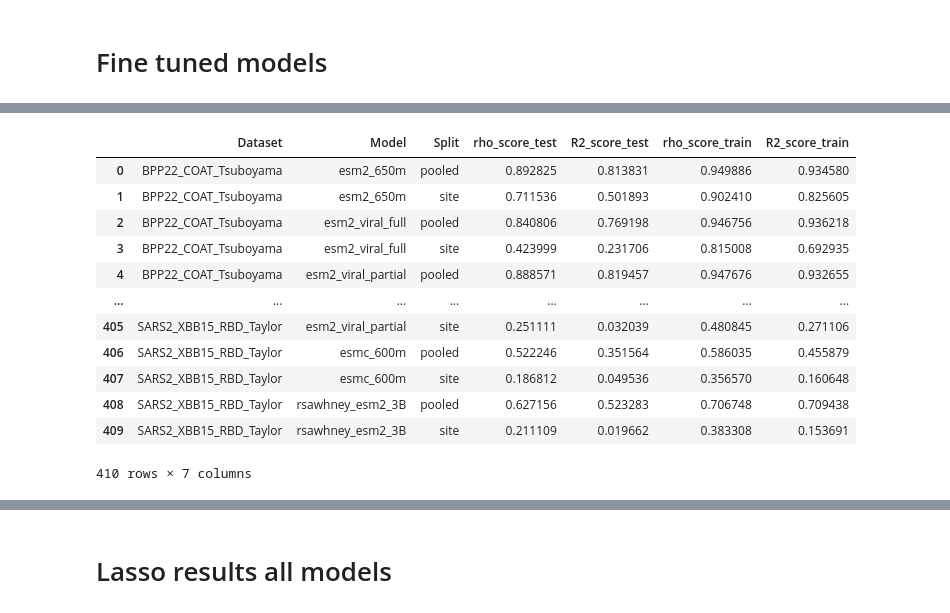
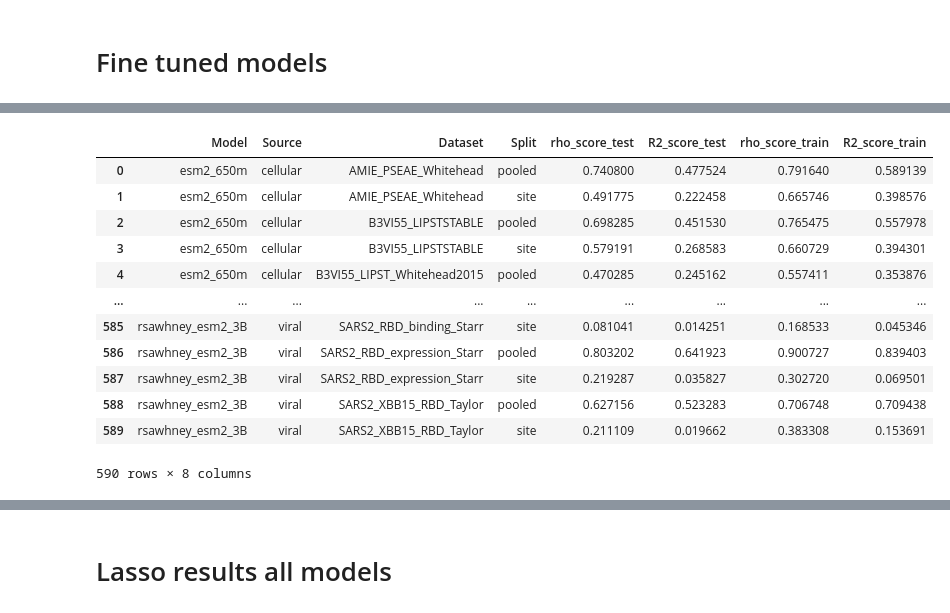
Before and after one commit to ziul-bio/DMS-SiteEffect-PLM, a Jupyter notebook: notebooks/results_lassoCV.ipynb, the cells around one changed output, grey strips where cells are left out. Drawn from its saved outputs; the diff is of its cells as text; code cells hidden in the pictures.

```diff
--- a/notebooks/results_lassoCV.ipynb
+++ b/notebooks/results_lassoCV.ipynb
@@ -114,9 +130,9 @@ plot#.save(filename='../experiments/protein_length_vs_lassocv_r2_full.png', dpi=
 # Fine tuned models
 # %%
 res_full = pd.DataFrame()
-for model in ['esm2_650m', 'esmc_600m', 'rsawhney_esm2_3B', 'esm2_viral_650m_MP15', 'esm2_viral_650m_MP15_partial']:
-    #for source in ['viral', 'cellular']:
-    for source in ['viral']:
+#for model in ['esm2_650m', 'esmc_600m', 'rsawhney_esm2_3B', 'esm2_viral_650m_MP15', 'esm2_viral_650m_MP15_partial']:
+for model in ['esm2_650m', 'esmc_600m', 'rsawhney_esm2_3B', 'esm2_viral_650m_MP15']:
+    for source in ['viral', 'cellular']:
         for method in ['pool_split', 'site_split']:
             res_dir_path = f'../experiments/lassoCV/{model}/{source}/{method}/'
             res = read_results(res_dir_path, model)
@@ -153,20 +169,20 @@ res_full
 # %%
 cols=['rho_score_test', 'R2_score_test', 'rho_score_train', 'R2_score_train']
-res_full = res_full.groupby(['Dataset', 'Model', 'Split'], as_index=False)[cols].mean()
+res_full = res_full.groupby(['Model', 'Source', 'Dataset', 'Split'], as_index=False)[cols].mean()
 res_full
 # %% [output]
-|  | Dataset | Model | Split | rho_score_test | R2_score_test | rho_score_train | R2_score_train |
-| 0 | BPP22_COAT_Tsuboyama | esm2_650m | pooled | 0.892825 | 0.813831 | 0.949886 | 0.934580 |
-| 1 | BPP22_COAT_Tsuboyama | esm2_650m | site | 0.711536 | 0.501893 | 0.902410 | 0.825605 |
-| 2 | BPP22_COAT_Tsuboyama | esm2_viral_full | pooled | 0.840806 | 0.769198 | 0.946756 | 0.936218 |
-| 3 | BPP22_COAT_Tsuboyama | esm2_viral_full | site | 0.423999 | 0.231706 | 0.815008 | 0.692935 |
-| 4 | BPP22_COAT_Tsuboyama | esm2_viral_partial | pooled | 0.888571 | 0.819457 | 0.947676 | 0.932655 |
-| ... | ... | ... | ... | ... | ... | ... | ... |
-| 405 | SARS2_XBB15_RBD_Taylor | esm2_viral_partial | site | 0.251111 | 0.032039 | 0.480845 | 0.271106 |
-| 406 | SARS2_XBB15_RBD_Taylor | esmc_600m | pooled | 0.522246 | 0.351564 | 0.586035 | 0.455879 |
-| 407 | SARS2_XBB15_RBD_Taylor | esmc_600m | site | 0.186812 | 0.049536 | 0.356570 | 0.160648 |
-| 408 | SARS2_XBB15_RBD_Taylor | rsawhney_esm2_3B | pooled | 0.627156 | 0.523283 | 0.706748 | 0.709438 |
-| 409 | SARS2_XBB15_RBD_Taylor | rsawhney_esm2_3B | site | 0.211109 | 0.019662 | 0.383308 | 0.153691 |
+|  | Model | Source | Dataset | Split | rho_score_test | R2_score_test | rho_score_train | R2_score_train |
+| 0 | esm2_650m | cellular | AMIE_PSEAE_Whitehead | pooled | 0.740800 | 0.477524 | 0.791640 | 0.589139 |
+| 1 | esm2_650m | cellular | AMIE_PSEAE_Whitehead | site | 0.491775 | 0.222458 | 0.665746 | 0.398576 |
+| 2 | esm2_650m | cellular | B3VI55_LIPSTSTABLE | pooled | 0.698285 | 0.451530 | 0.765475 | 0.557978 |
+| 3 | esm2_650m | cellular | B3VI55_LIPSTSTABLE | site | 0.579191 | 0.268583 | 0.660729 | 0.394301 |
+| 4 | esm2_650m | cellular | B3VI55_LIPST_Whitehead2015 | pooled | 0.470285 | 0.245162 | 0.557411 | 0.353876 |
+| ... | ... | ... | ... | ... | ... | ... | ... | ... |
+| 585 | rsawhney_esm2_3B | viral | SARS2_RBD_binding_Starr | site | 0.081041 | 0.014251 | 0.168533 | 0.045346 |
+| 586 | rsawhney_esm2_3B | viral | SARS2_RBD_expression_Starr | pooled | 0.803202 | 0.641923 | 0.900727 | 0.839403 |
+| 587 | rsawhney_esm2_3B | viral | SARS2_RBD_expression_Starr | site | 0.219287 | 0.035827 | 0.302720 | 0.069501 |
+| 588 | rsawhney_esm2_3B | viral | SARS2_XBB15_RBD_Taylor | pooled | 0.627156 | 0.523283 | 0.706748 | 0.709438 |
+| 589 | rsawhney_esm2_3B | viral | SARS2_XBB15_RBD_Taylor | site | 0.211109 | 0.019662 | 0.383308 | 0.153691 |
-410 rows × 7 columns
+590 rows × 8 columns
 # %%
 plot = (
```
Also changed, not shown: parts of 16 cells of this notebook, 1 other file.
